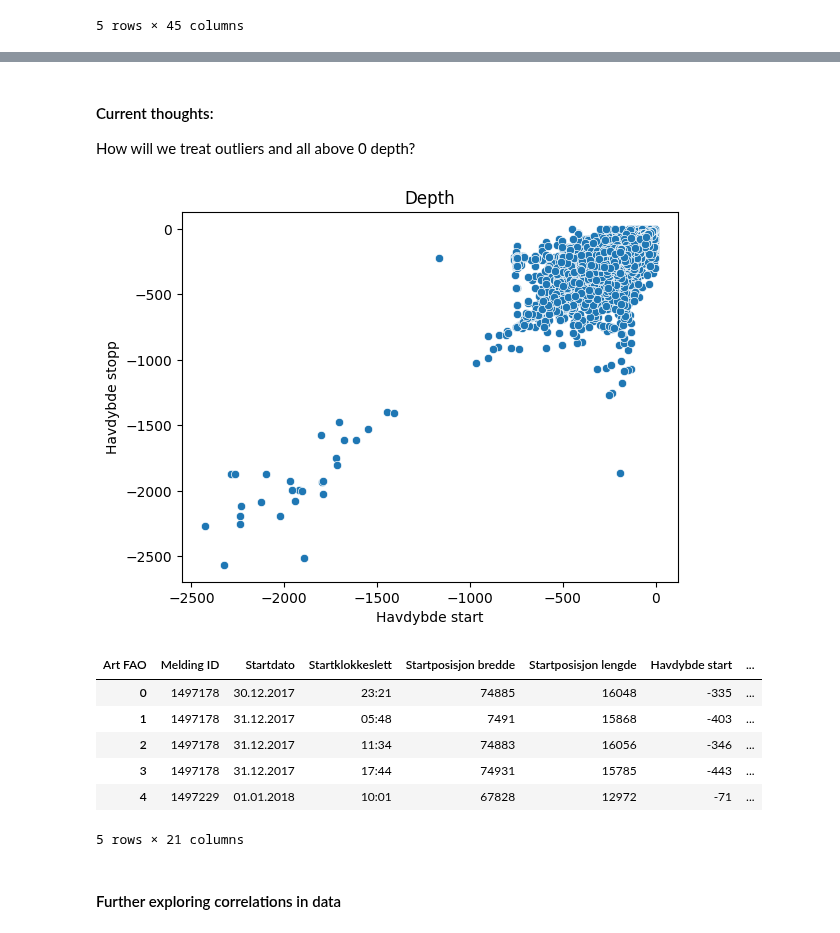
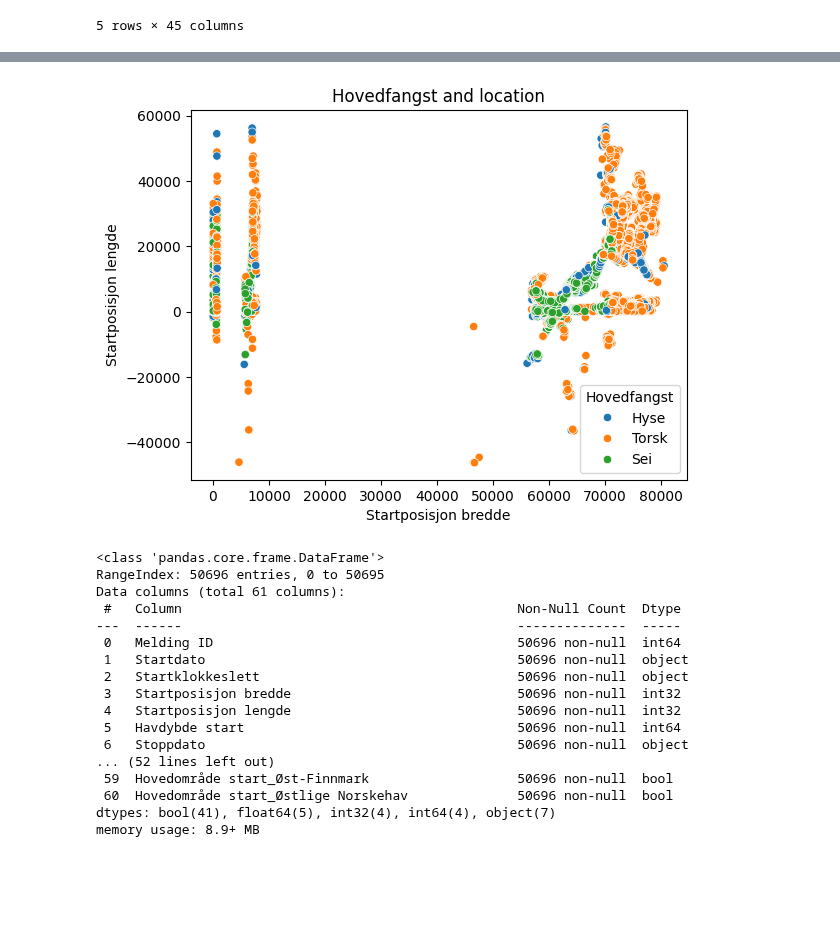
Before and after one commit to Pzorster/INFO284pzor, a Jupyter notebook: project.ipynb, the cells around one changed output, grey strips where cells are left out. Drawn from its saved outputs; the diff is of its cells as text; code cells hidden in the pictures; blank space fills up the shorter version.

```diff
--- a/project.ipynb
+++ b/project.ipynb
@@ -176,23 +216,30 @@ sns.scatterplot(x='Havdybde start', y='Havdybde stopp', data=df, hue='Hovedfangs
-# %% [markdown]
-#### Current thoughts:
-How will we treat outliers and all above 0 depth?
-# %%
-#plotting depth, it now works correctly with negated integers.
-sns.scatterplot(x='Havdybde start', y='Havdybde stopp', data=df)
-plt.title('Depth')
-plt.show()
-
-# Get the name of the category with the max value in the Dominant Art row
-df['Dominant Art'] = df[['Hyse', 'Sei', 'Torsk']].idxmax(axis=1) # idmax will also return the first occurence of the max value
-df.head()
-# %% [output]
-[figure, removed]
-| Art FAO | Melding ID | Startdato | Startklokkeslett | Startposisjon bredde | Startposisjon lengde | Havdybde start | ... |
-| 0 | 1497178 | 30.12.2017 | 23:21 | 74885 | 16048 | -335 | ... |
-| 1 | 1497178 | 31.12.2017 | 05:48 | 7491 | 15868 | -403 | ... |
-| 2 | 1497178 | 31.12.2017 | 11:34 | 74883 | 16056 | -346 | ... |
-| 3 | 1497178 | 31.12.2017 | 17:44 | 74931 | 15785 | -443 | ... |
-| 4 | 1497229 | 01.01.2018 | 10:01 | 67828 | 12972 | -71 | ... |
-5 rows × 21 columns
-# %% [markdown]
-#### Further exploring correlations in data
+# %%
+#plotting fish species and location
+sns.scatterplot(x='Startposisjon bredde', y='Startposisjon lengde', data=df, hue='Hovedfangst')
+plt.title('Hovedfangst and location')
+plt.show()
+
+#only problem is that the coordinates are just numbers, so it is hard to see where the coordinates are.
+# %% [output]
+[figure, added]
+# %%
+#listing all the columns
+df.info()
+# %% [output]
+<class 'pandas.core.frame.DataFrame'>
+RangeIndex: 50696 entries, 0 to 50695
+Data columns (total 61 columns):
+ #   Column                                           Non-Null Count  Dtype
+---  ------                                           --------------  -----
+ 0   Melding ID                                       50696 non-null  int64
+ 1   Startdato                                        50696 non-null  object
+ 2   Startklokkeslett                                 50696 non-null  object
+ 3   Startposisjon bredde                             50696 non-null  int32
+ 4   Startposisjon lengde                             50696 non-null  int32
+ 5   Havdybde start                                   50696 non-null  int64
+ 6   Stoppdato                                        50696 non-null  object
+... (52 lines left out)
+ 59  Hovedområde start_Øst-Finnmark                   50696 non-null  bool
+ 60  Hovedområde start_Østlige Norskehav              50696 non-null  bool
+dtypes: bool(41), float64(5), int32(4), int64(4), object(7)
+memory usage: 8.9+ MB
```
Also changed, not shown: parts of 13 cells of this notebook.
